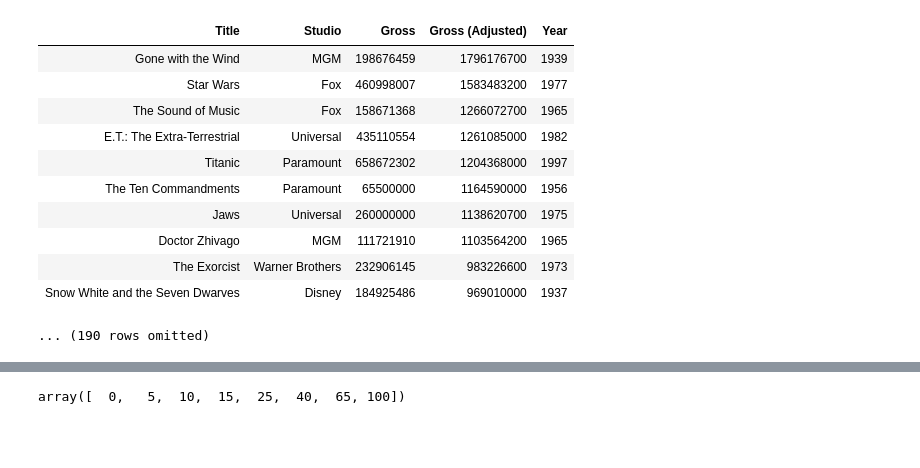
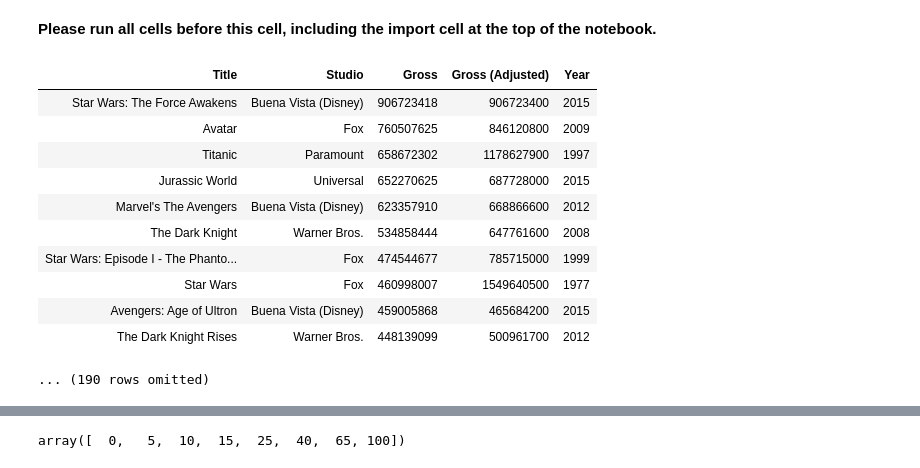
Before and after one commit to zach-guo/2023-DS-College-Advanatge, a Jupyter notebook: lec notebooks/lec08.ipynb, the cells around one changed output, grey strips where cells are left out. Cells and saved outputs as stored; diff of their text form; code cells hidden in the pictures; blank space fills up the shorter version.

```diff
--- a/lec notebooks/lec08.ipynb
+++ b/lec notebooks/lec08.ipynb
@@ -15,16 +37,18 @@ plots.rcParams["patch.force_edgecolor"] = True
+# %% [markdown]
+**Please run all cells before this cell, including the import cell at the top of the notebook.**
 # %%
-top_movies = Table.read_table('top_movies_2017.csv')
-top_movies
+top = Table.read_table('top_movies.csv')
+top
 # %% [output]
 | Title | Studio | Gross | Gross (Adjusted) | Year |
-| Gone with the Wind | MGM | 198676459 | 1796176700 | 1939 |
-| Star Wars | Fox | 460998007 | 1583483200 | 1977 |
-| The Sound of Music | Fox | 158671368 | 1266072700 | 1965 |
-| E.T.: The Extra-Terrestrial | Universal | 435110554 | 1261085000 | 1982 |
-| Titanic | Paramount | 658672302 | 1204368000 | 1997 |
-| The Ten Commandments | Paramount | 65500000 | 1164590000 | 1956 |
-| Jaws | Universal | 260000000 | 1138620700 | 1975 |
-| Doctor Zhivago | MGM | 111721910 | 1103564200 | 1965 |
-| The Exorcist | Warner Brothers | 232906145 | 983226600 | 1973 |
-| Snow White and the Seven Dwarves | Disney | 184925486 | 969010000 | 1937 |
+| Star Wars: The Force Awakens | Buena Vista (Disney) | 906723418 | 906723400 | 2015 |
+| Avatar | Fox | 760507625 | 846120800 | 2009 |
+| Titanic | Paramount | 658672302 | 1178627900 | 1997 |
+| Jurassic World | Universal | 652270625 | 687728000 | 2015 |
+| Marvel's The Avengers | Buena Vista (Disney) | 623357910 | 668866600 | 2012 |
+| The Dark Knight | Warner Bros. | 534858444 | 647761600 | 2008 |
+| Star Wars: Episode I - The Phanto... | Fox | 474544677 | 785715000 | 1999 |
+| Star Wars | Fox | 460998007 | 1549640500 | 1977 |
+| Avengers: Age of Ultron | Buena Vista (Disney) | 459005868 | 465684200 | 2015 |
+| The Dark Knight Rises | Warner Bros. | 448139099 | 500961700 | 2012 |
 ... (190 rows omitted)
```
Also changed, not shown: parts of 76 cells of this notebook.
